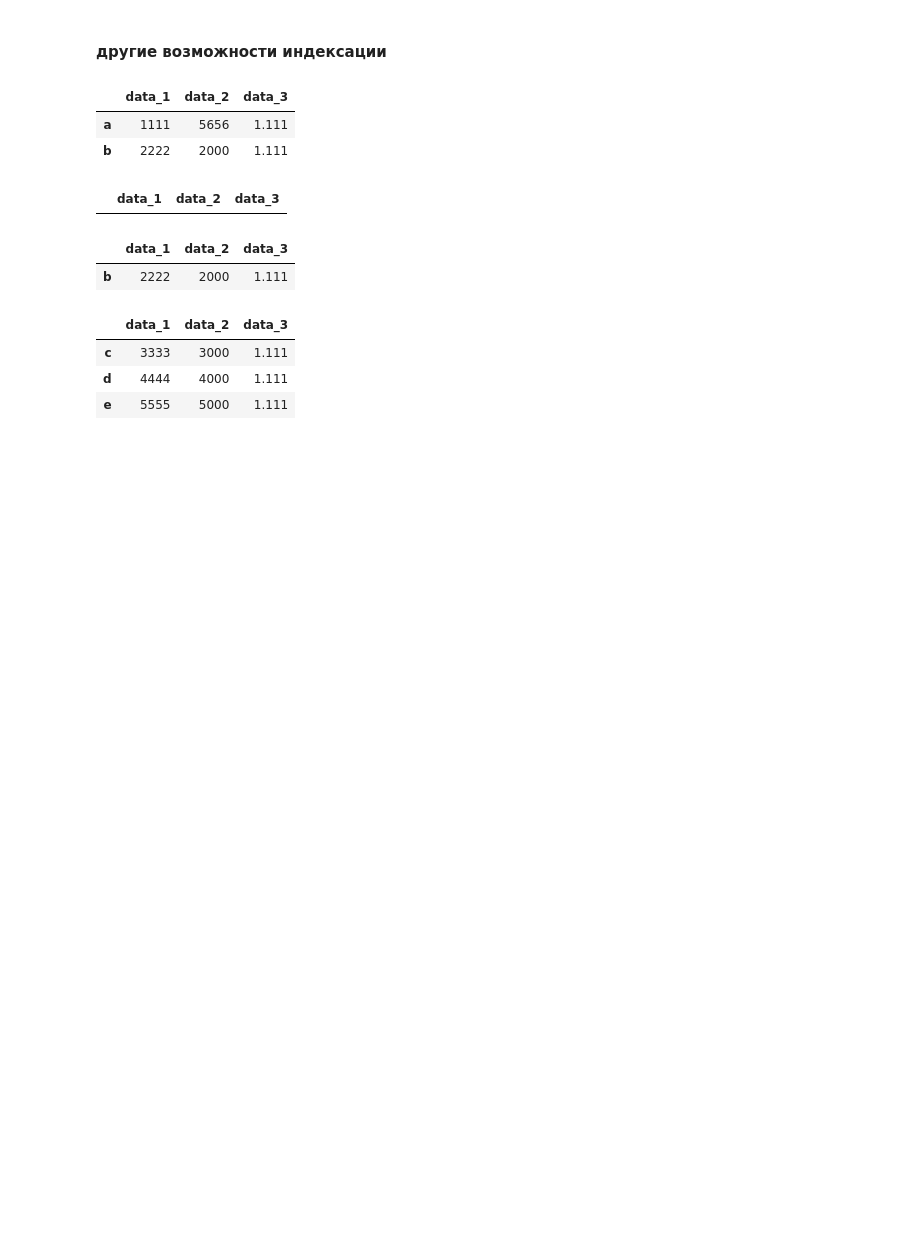
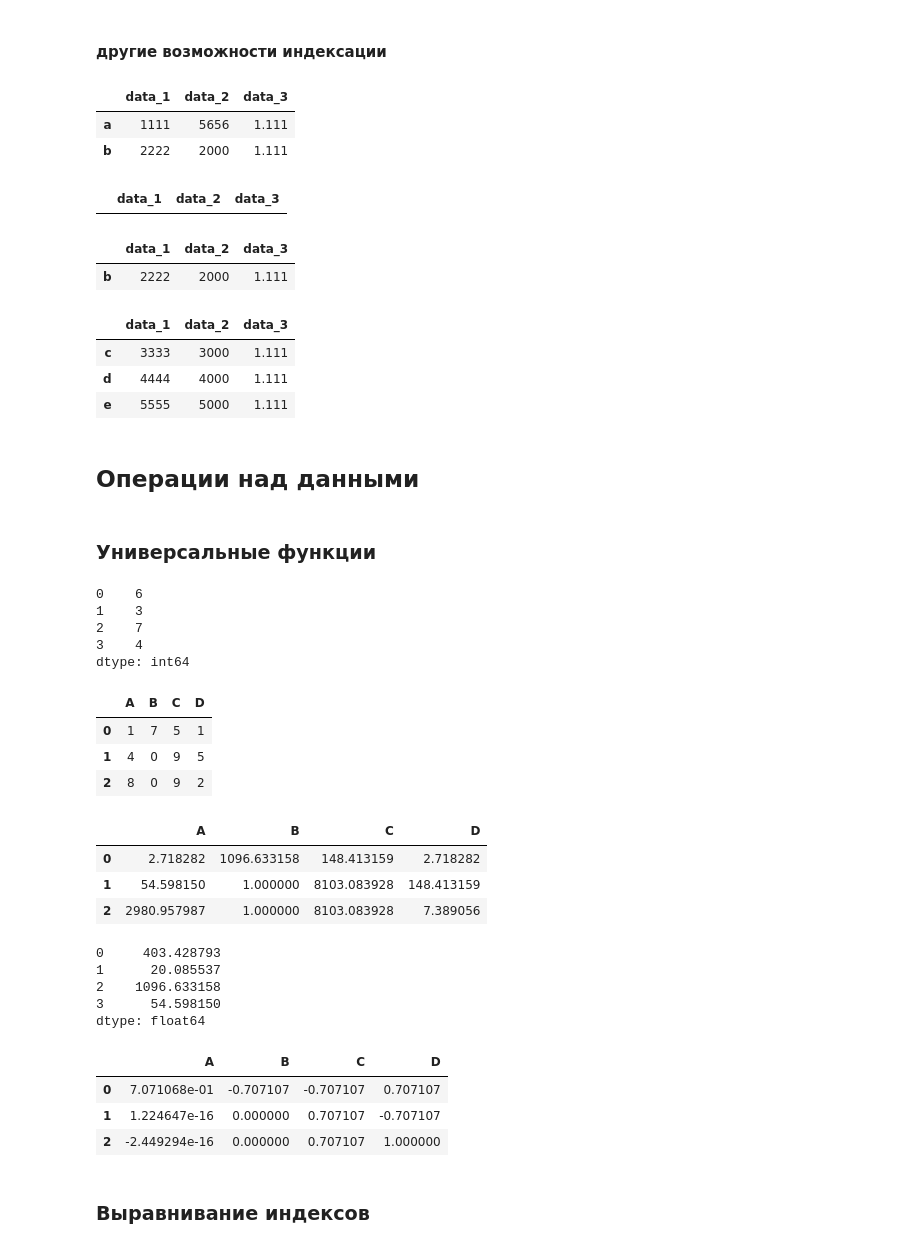
Before and after one commit to KonstantinKlepikov/all-python-ml-learning, a Jupyter notebook: pandas-learning.ipynb, the cells around one changed output. Cells and saved outputs as stored; diff of their text form; code cells hidden in the pictures; blank space fills up the shorter version.

```diff
--- a/pandas-learning.ipynb
+++ b/pandas-learning.ipynb
@@ -544,3 +544,50 @@ data[data.data_1 > 2222]
 | c | 3333 | 3000 | 1.111 |
 | d | 4444 | 4000 | 1.111 |
 | e | 5555 | 5000 | 1.111 |
+# %% [markdown]
+## Операции над данными
+# %% [markdown]
+### Универсальные функции
+# %%
+rnd = np.random.RandomState(42)
+ser = pd.Series(rnd.randint(0, 10, 4))
+ser
+# %% [output]
+0    6
+1    3
+2    7
+3    4
+dtype: int64
+# %%
+df = pd.DataFrame(rnd.randint(0, 10, (3, 4)), columns=['A', 'B', 'C', 'D'])
+df
+# %% [output]
+|  | A | B | C | D |
+| 0 | 1 | 7 | 5 | 1 |
+| 1 | 4 | 0 | 9 | 5 |
+| 2 | 8 | 0 | 9 | 2 |
+# %%
+# универсальные функции NumPy применяются, создается новый объект с сохранением индекса
+np.exp(df)
+# %% [output]
+|  | A | B | C | D |
+| 0 | 2.718282 | 1096.633158 | 148.413159 | 2.718282 |
+| 1 | 54.598150 | 1.000000 | 8103.083928 | 148.413159 |
+| 2 | 2980.957987 | 1.000000 | 8103.083928 | 7.389056 |
+# %%
+np.exp(ser)
+# %% [output]
+0     403.428793
+1      20.085537
+2    1096.633158
+3      54.598150
+dtype: float64
+# %%
+np.sin(df * np.pi / 4)
+# %% [output]
+|  | A | B | C | D |
+| 0 | 7.071068e-01 | -0.707107 | -0.707107 | 0.707107 |
+| 1 | 1.224647e-16 | 0.000000 | 0.707107 | -0.707107 |
+| 2 | -2.449294e-16 | 0.000000 | 0.707107 | 1.000000 |
+# %% [markdown]
+### Выравнивание индексов
```
Also changed, not shown: parts of 11 cells of this notebook.
